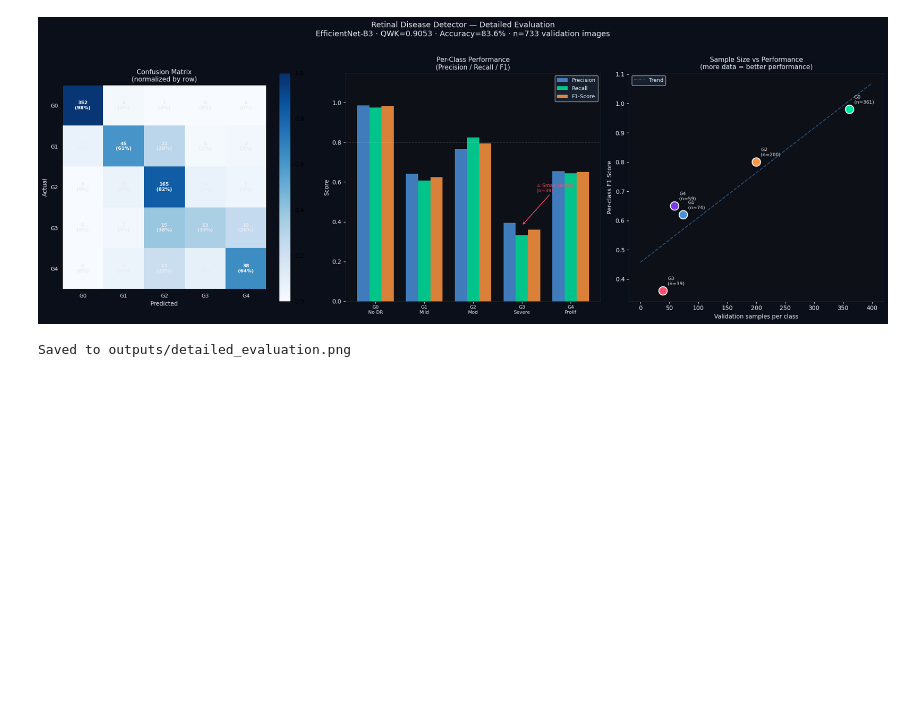
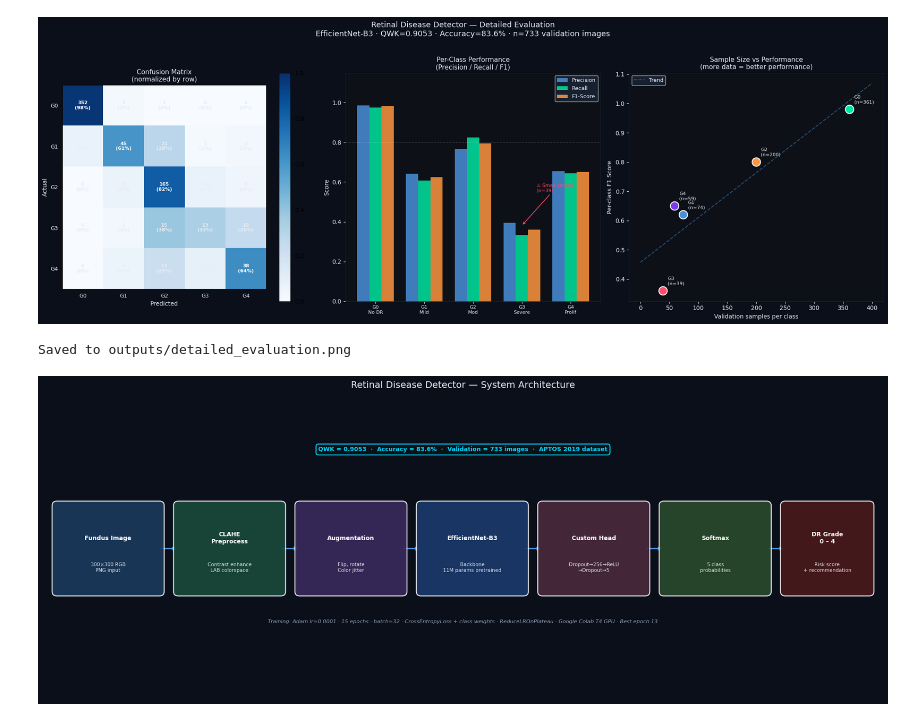
Before and after one commit to Hidaayet/retinal-disease-detector, a Jupyter notebook: notebooks/05_detailed_evaluation.ipynb, the cells around one changed output. Saved outputs shown, nothing was run; the diff lists cells and outputs as text; code cells hidden in the pictures; blank space fills up the shorter version.

```diff
--- a/notebooks/05_detailed_evaluation.ipynb
+++ b/notebooks/05_detailed_evaluation.ipynb
@@ -332,3 +332,91 @@ print("Saved to outputs/detailed_evaluation.png")
 # %% [output]
 [figure]
 Saved to outputs/detailed_evaluation.png
+# %%
+from matplotlib.patches import FancyBboxPatch, FancyArrowPatch
+import matplotlib.patheffects as pe
+
+fig, ax = plt.subplots(1, 1, figsize=(18, 7))
+fig.patch.set_facecolor('#0a0f1a')
+ax.set_facecolor('#0a0f1a')
+ax.set_xlim(0, 18)
+ax.set_ylim(0, 7)
+ax.axis('off')
+
+def draw_box(ax, x, y, w, h, title, subtitle,
+             color, text_color='white'):
+    box = FancyBboxPatch((x, y), w, h,
+                          boxstyle="round,pad=0.1",
+                          facecolor=color,
+                          edgecolor='white',
+                          linewidth=1.5, alpha=0.9,
+                          zorder=3)
+    ax.add_patch(box)
+    ax.text(x+w/2, y+h*0.62, title,
+            ha='center', va='center',
+            color=text_color, fontsize=9,
+            fontweight='bold', zorder=4)
+    ax.text(x+w/2, y+h*0.28, subtitle,
+            ha='center', va='center',
+            color=text_color, fontsize=7.5,
+            alpha=0.85, zorder=4)
+
+def draw_arrow(ax, x1, x2, y):
+    ax.annotate('', xy=(x2, y), xytext=(x1, y),
+                arrowprops=dict(arrowstyle='->',
+                                color='#4A90D9',
+                                lw=2.0),
+                zorder=2)
+
+# pipeline stages
+stages = [
+    (0.3,  2.5, 2.2, 2.0, 'Fundus Image',    '300×300 RGB\nPNG input',         '#1a3a5c'),
+    (2.9,  2.5, 2.2, 2.0, 'CLAHE\nPreprocess', 'Contrast enhance\nLAB colorspace', '#1a4a3c'),
+    (5.5,  2.5, 2.2, 2.0, 'Augmentation',    'Flip, rotate\nColor jitter',      '#3a2a5c'),
+    (8.1,  2.5, 2.2, 2.0, 'EfficientNet-B3', 'Backbone\n11M params pretrained', '#1a3a6c'),
+    (10.7, 2.5, 2.2, 2.0, 'Custom Head',     'Dropout→256→ReLU\n→Dropout→5',    '#4a2a3c'),
+    (13.3, 2.5, 2.2, 2.0, 'Softmax',         '5-class\nprobabilities',          '#2a4a2c'),
+    (15.9, 2.5, 1.8, 2.0, 'DR Grade\n0 – 4', 'Risk score\n+ recommendation',   '#4a1a1a'),
+]
+
+for (x, y, w, h, title, subtitle, color) in stages:
+    draw_box(ax, x, y, w, h, title, subtitle, color)
+
+# arrows
+arrow_positions = [
+    (2.5, 2.9), (5.1, 5.5), (7.7, 8.1),
+    (10.3, 10.7), (12.9, 13.3), (15.5, 15.9)
+]
+for x1, x2 in arrow_positions:
+    draw_arrow(ax, x1, x2, 3.5)
+
+# training details box at bottom
+details = ("Training: Adam lr=0.0001 · 15 epochs · batch=32 · "
+           "CrossEntropyLoss + class weights · ReduceLROnPlateau · "
+           "Google Colab T4 GPU · Best epoch 13")
+ax.text(9, 1.8, details, ha='center', va='center',
+        color='#94a3b8', fontsize=8,
+        style='italic')
+
+# metrics box at top
+ax.text(9, 5.8,
+        "QWK = 0.9053  ·  Accuracy = 83.6%  ·  "
+        "Validation = 733 images  ·  APTOS 2019 dataset",
+        ha='center', va='center',
+        color='#00d4ff', fontsize=9, fontweight='bold',
+        bbox=dict(boxstyle='round,pad=0.4',
+                  facecolor='#0d1117',
+                  edgecolor='#00d4ff',
+                  linewidth=1.5))
+
+ax.set_title('Retinal Disease Detector — System Architecture',
+             color='#e8edf5', fontsize=14, pad=15)
+
+plt.tight_layout()
+plt.savefig('../outputs/architecture_diagram.png',
+            dpi=150, bbox_inches='tight',
+            facecolor='#0a0f1a')
+plt.show()
+print("Saved to outputs/architecture_diagram.png")
+# %% [output]
+[figure, added]
```
Also changed, not shown: parts of 1 cell of this notebook.
